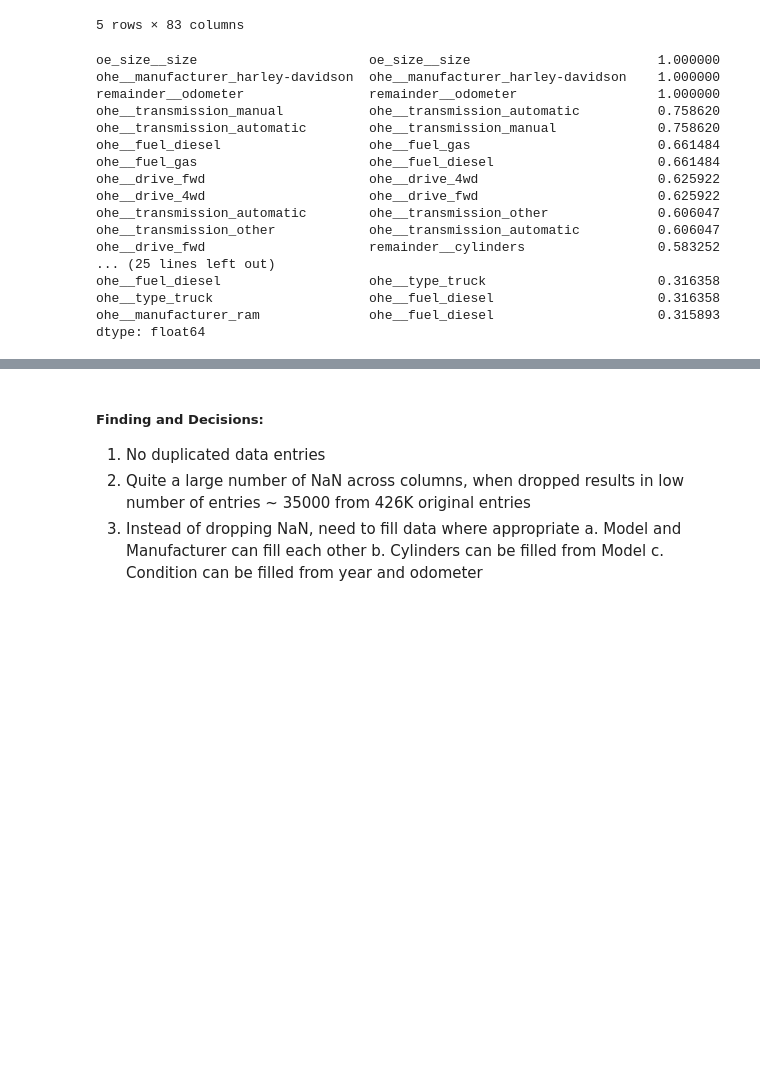
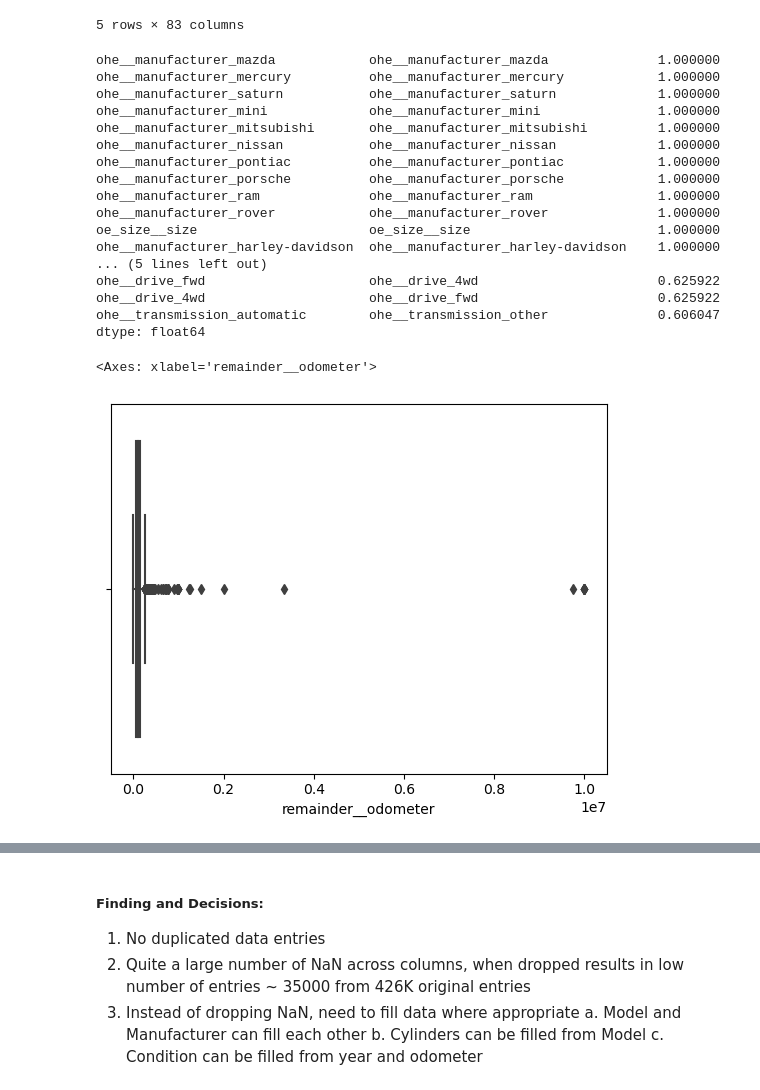
Before and after one commit to archana-rg/ml-practical-apps, a Jupyter notebook: used_car_price/used_car_price.ipynb, the cells around one changed output, grey strips where cells are left out. Drawn from its saved outputs; the diff is of its cells as text; code cells hidden in the pictures; blank space fills up the shorter version.

```diff
--- a/used_car_price/used_car_price.ipynb
+++ b/used_car_price/used_car_price.ipynb
@@ -1090,22 +1112,27 @@ data_num_corr = used_cars_cali_transformed.corr().abs()
 s = data_num_corr.unstack()
 so = s.sort_values(kind="quicksort", ascending=False)
 
-so[80:120]
+so[70:90]
 # %% [output]
+ohe__manufacturer_mazda            ohe__manufacturer_mazda              1.000000
+ohe__manufacturer_mercury          ohe__manufacturer_mercury            1.000000
+ohe__manufacturer_saturn           ohe__manufacturer_saturn             1.000000
+ohe__manufacturer_mini             ohe__manufacturer_mini               1.000000
+ohe__manufacturer_mitsubishi       ohe__manufacturer_mitsubishi         1.000000
+ohe__manufacturer_nissan           ohe__manufacturer_nissan             1.000000
+ohe__manufacturer_pontiac          ohe__manufacturer_pontiac            1.000000
+ohe__manufacturer_porsche          ohe__manufacturer_porsche            1.000000
+ohe__manufacturer_ram              ohe__manufacturer_ram                1.000000
+ohe__manufacturer_rover            ohe__manufacturer_rover              1.000000
 oe_size__size                      oe_size__size                        1.000000
 ohe__manufacturer_harley-davidson  ohe__manufacturer_harley-davidson    1.000000
-remainder__odometer                remainder__odometer                  1.000000
-ohe__transmission_manual           ohe__transmission_automatic          0.758620
-ohe__transmission_automatic        ohe__transmission_manual             0.758620
-ohe__fuel_diesel                   ohe__fuel_gas                        0.661484
-ohe__fuel_gas                      ohe__fuel_diesel                     0.661484
+... (5 lines left out)
 ohe__drive_fwd                     ohe__drive_4wd                       0.625922
 ohe__drive_4wd                     ohe__drive_fwd                       0.625922
 ohe__transmission_automatic        ohe__transmission_other              0.606047
-ohe__transmission_other            ohe__transmission_automatic          0.606047
-ohe__drive_fwd                     remainder__cylinders                 0.583252
-... (25 lines left out)
-ohe__fuel_diesel                   ohe__type_truck                      0.316358
-ohe__type_truck                    ohe__fuel_diesel                     0.316358
-ohe__manufacturer_ram              ohe__fuel_diesel                     0.315893
 dtype: float64
+# %%
+sns.boxplot(x=used_cars_cali_transformed['remainder__odometer'])
+# %% [output]
+<Axes: xlabel='remainder__odometer'>
+[figure, added]
```
Also changed, not shown: parts of 31 cells of this notebook.
